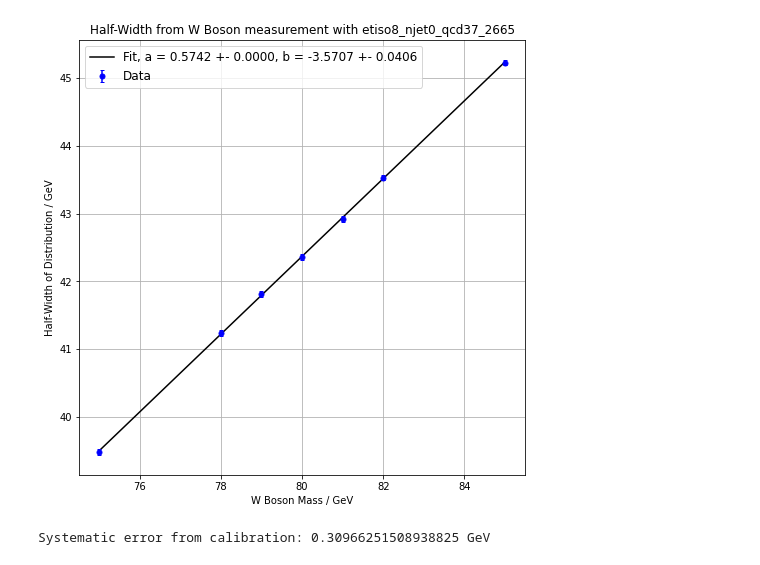
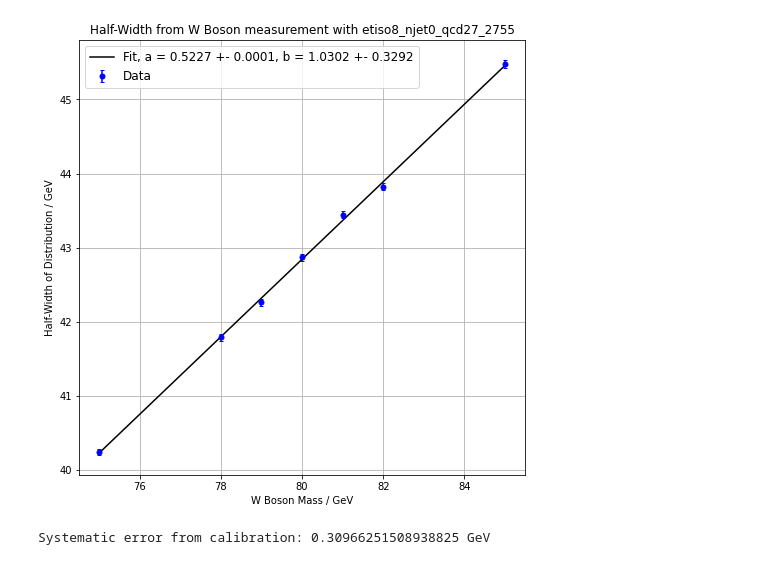
Before and after one commit to tesla1900/advanced-lab-course, a Jupyter notebook: atlas/gauge_curve.ipynb, the cells around one changed output. Saved outputs shown, nothing was run; the diff lists cells and outputs as text; code cells hidden in the pictures.

Commit message:
updated guage curve code

```diff
--- a/atlas/gauge_curve.ipynb
+++ b/atlas/gauge_curve.ipynb
@@ -117,17 +260,40 @@ def residual(params, x, data, unc):
 # the main code
 
 # # halfwidth obtained when running ATLAS data with the given cuts
-atlas_halfwidth_arr = [
-    0., 0., 0., 0., "41.2065 +/- 0.202642 GeV",
-    "40.925 +/- 0.931269 GeV", "40.925 +/- 0.931269 GeV",
-    "43.183 +/- 0.0578452 GeV"
-]
 # atlas_halfwidth_arr = [
-#     "40.9737 +/- 0.484964 GeV", "41.1398 +/- 0.280774 GeV",
+#     0., 0., 0., 0., "41.2065 +/- 0.202642 GeV",
+#     "40.925 +/- 0.931269 GeV", "40.925 +/- 0.931269 GeV",
+#     "43.183 +/- 0.0578452 GeV"
+# ]
+# atlas_halfwidth_arr = [
+#     "42.887 +/- 0.050338 GeV", "41.1398 +/- 0.280774 GeV",
 #      "42.6352 +/- 0.0931504 GeV", "42.887 +/- 0.050338 GeV",
 #     "42.887 +/- 0.050338 GeV", "41.2065 +/- 0.202642 GeV",
 #     "40.925 +/- 0.931269 GeV", "40.925 +/- 0.931269 GeV",
-#     "43.183 +/- 0.0578452 GeV"
+#     "43.183 +/- 0.0578452 GeV", "43.157 +/- 0.0518855 GeV",
+#     "43.157 +/- 0.0518855 GeV", "43.157 +/- 0.0518855 GeV",
+#     "43.157 +/- 0.0518855 GeV", "43.2131 +/- 0.0633281 GeV",
+#    "43.1787 +/- 0.0543769 GeV"
+# ]
+# print(len(atlas_halfwidth_arr))
+
+# atlas_zboson_arr = [
+#     "48.4963 +/- 0.0441471 GeV", "48.8135 +/- 0.0606542 GeV",
+#     "48.8135 +/- 0.0606542 GeV", "48.8135 +/- 0.0606542 GeV",
+#     "48.8135 +/- 0.0606542 GeV", "48.8135 +/- 0.0606542 GeV",
+#     "48.8135 +/- 0.0606542 GeV", "48.8135 +/- 0.0606542 GeV",
+#     "48.8135 +/- 0.0606542 GeV", "48.4135 +/- 0.0606542 GeV",
+#     "48.4135 +/- 0.0606542 GeV", "48.8135 +/- 0.0606542 GeV",
+#     "48.8135 +/- 0.0606542 GeV", "48.329 +/- 0.107969 GeV",
+#     "48.3908 +/- 0.100827 GeV"
+# ]
+
+# atlas_halfwidth_arr = [
+#     "43.2131 +/- 0.0633281 GeV", "43.1787 +/- 0.0543769 GeV"
+# ]
+
+# atlas_zboson_arr = [
+#     "48.329 +/- 0.107969 GeV", "48.3908 +/- 0.100827 GeV"
 # ]
 
 # W boson masses
@@ -147,11 +313,18 @@ params.add("b", value=1.3)
 with open(os.path.join(output_dir, "gauge_curve_data.pkl"), "rb") as f:
     data_dict = pickle.load(f)
 
+# print(data_dict.keys())
+
 plot = True
 
+atlas_mw_arr = np.zeros(len(data_dict.keys()))
+atlas_mw_err_arr = np.zeros_like(atlas_mw_arr)
+
 # get parameters for each given set and cut
-for i, (config, hws_str) in enumerate(data_dict.items()):
+for i, (config, datas) in enumerate(data_dict.items()):
     print("\n Current Configuration: {0}".format(config))
+
+    hws_str = datas["HW"]
 
     hw, hw_err = convert_errstr_array(hws_str)
 
@@ -163,6 +336,7 @@ for i, (config, hws_str) in enumerate(data_dict.items()):
     b, b_err = out.params["b"].value, out.covar[1][1]
 
     # also get correlation coefficients
+    # covar matrix is symmetrix, so covar_10 = covar_01
     corr_coeff = out.covar[1][0]
 
     # print out full fit report if need be
@@ -170,7 +344,7 @@ for i, (config, hws_str) in enumerate(data_dict.items()):
 
     # plot data with fit
 
-    if i == 0:
+    if i == len(atlas_mw_arr)-1:
         fig, ax = plt.subplots(figsize=(8,8))
 
         xfit = np.linspace(mW_arr[0], mW_arr[-1], 500)
@@ -190,17 +364,37 @@ for i, (config, hws_str) in enumerate(data_dict.items()):
 
     # also convert atlas data from str to float
     # print(atlas_halfwidth_arr[i])
-    atlas_hw, atlas_hw_err = convert_errstr_array(atlas_halfwidth_arr[i])
+    atlas_hw, atlas_hw_err = convert_errstr_array(datas["ATLAS"])
 
     # get the mass of W boson from obtained halfwidth
     atlas_mW = (atlas_hw - b) / a   # from y = mx +b  => x = (y - b) / a
     hb_err = np.sqrt(atlas_hw_err**2. + b_err**2.)
-    atlas_mW_err = atlas_mW * np.sqrt( (a_err / a)**2. + (hb_err / (atlas_hw - b))**2. )
+
+    # take into account correlation between a and b
+    atlas_mW_err = atlas_mW * np.sqrt( (a_err / a)**2. + (hb_err / (atlas_hw - b))**2. + (2 * corr_coeff / (a**2. * (atlas_hw - b)))**2. )
     print("Mass of W boson from ATLAS data: {0:.3f} +- {1:.3f} GeV".format(atlas_mW, atlas_mW_err))
+
+    # append the results
+    atlas_mw_arr[i] = atlas_mW
+    atlas_mw_err_arr[i] = atlas_mW_err
 
     # compare with accepted value of mW
     mW_accepted = 80.433
 
     mW_tval = np.abs(atlas_mW - mW_accepted) / (atlas_mW_err)
     print("W boson mass is {0:.3f} sigma away from accepted value".format(mW_tval))
+
+    # evaluate z boson mass as well
+
+    mZ_hw, mz_hw_err = convert_errstr_array(datas["Zee"])
+
+    mZ = (mZ_hw - b) / a
+    mZ_err = mZ * np.sqrt( (a_err / a)**2. + (hb_err / (mZ_hw - b))**2. + (2 * corr_coeff / (a**2. * (mZ_hw - b)))**2. )
+
+    print("Mass of Z boson: {0:.3f} +- {1:.3f} GeV".format(mZ, mZ_err))
+
+    # compare with actual value
+    mZ_true = 91.1876
+    mZ_tval = np.abs(mZ - mZ_true) / (mZ_err)
+    print("Z boson mass is {0:.3f} sigma away from accepted value".format(mZ_tval))
 # %% [output]
@@ -224,4 +418,4 @@ W boson mass is 1.877 sigma away from accepted value
-[figure, old version]
+[figure, new version]
 # %%
 # check calibration using Z boson mass
 # systematic error due to calibration
```
Also changed, not shown: parts of 2 cells of this notebook, 4 other files.
